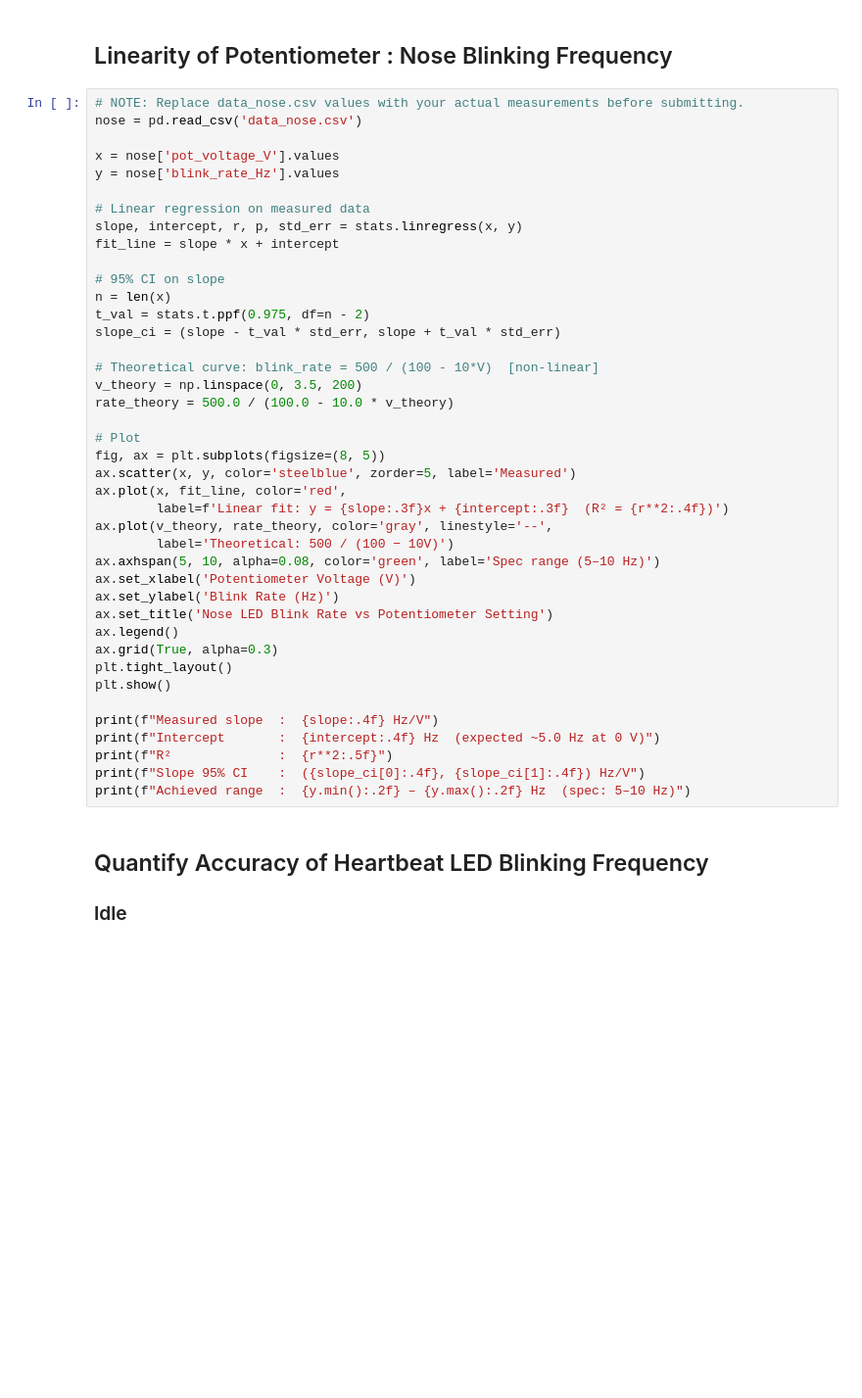
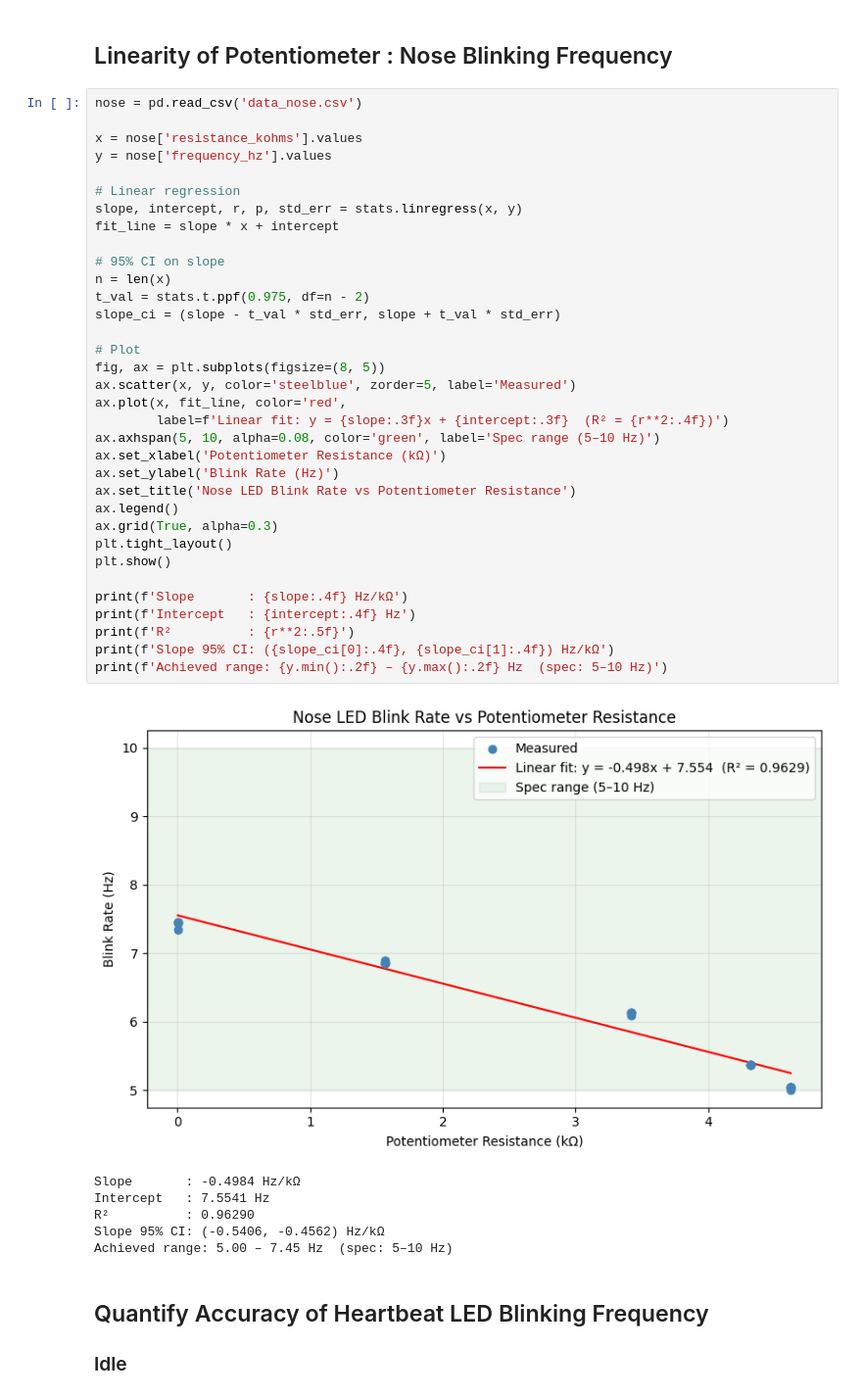
Before and after one commit to AlishaG15/Lightbox-MedTechPrototyping, a Jupyter notebook: testing/technical_report.ipynb, the cells around one changed output. Shown at 98% size. Cells and saved outputs as stored; diff of their text form; blank space fills up the shorter version.

```diff
--- a/testing/technical_report.ipynb
+++ b/testing/technical_report.ipynb
@@ -182,46 +175,46 @@ print(f"Expected slope within 95% CI: {slope_ci[0] <= expected_slope <= slope_ci
 # %% [markdown]
 ## Linearity of Potentiometer : Nose Blinking Frequency
 # %%
-# NOTE: Replace data_nose.csv values with your actual measurements before submitting.
 nose = pd.read_csv('data_nose.csv')
 
-x = nose['pot_voltage_V'].values
-y = nose['blink_rate_Hz'].values
+x = nose['resistance_kohms'].values
+y = nose['frequency_hz'].values
 
-# Linear regression on measured data
+# Linear regression
 slope, intercept, r, p, std_err = stats.linregress(x, y)
 fit_line = slope * x + intercept
 
 # 95% CI on slope
 n = len(x)
 t_val = stats.t.ppf(0.975, df=n - 2)
 slope_ci = (slope - t_val * std_err, slope + t_val * std_err)
 
-# Theoretical curve: blink_rate = 500 / (100 - 10*V)  [non-linear]
-v_theory = np.linspace(0, 3.5, 200)
-rate_theory = 500.0 / (100.0 - 10.0 * v_theory)
-
 # Plot
 fig, ax = plt.subplots(figsize=(8, 5))
 ax.scatter(x, y, color='steelblue', zorder=5, label='Measured')
 ax.plot(x, fit_line, color='red',
         label=f'Linear fit: y = {slope:.3f}x + {intercept:.3f}  (R² = {r**2:.4f})')
-ax.plot(v_theory, rate_theory, color='gray', linestyle='--',
-        label='Theoretical: 500 / (100 − 10V)')
 ax.axhspan(5, 10, alpha=0.08, color='green', label='Spec range (5–10 Hz)')
-ax.set_xlabel('Potentiometer Voltage (V)')
+ax.set_xlabel('Potentiometer Resistance (kΩ)')
 ax.set_ylabel('Blink Rate (Hz)')
-ax.set_title('Nose LED Blink Rate vs Potentiometer Setting')
+ax.set_title('Nose LED Blink Rate vs Potentiometer Resistance')
 ax.legend()
 ax.grid(True, alpha=0.3)
 plt.tight_layout()
 plt.show()
 
-print(f"Measured slope  :  {slope:.4f} Hz/V")
-print(f"Intercept       :  {intercept:.4f} Hz  (expected ~5.0 Hz at 0 V)")
-print(f"R²              :  {r**2:.5f}")
-print(f"Slope 95% CI    :  ({slope_ci[0]:.4f}, {slope_ci[1]:.4f}) Hz/V")
-print(f"Achieved range  :  {y.min():.2f} – {y.max():.2f} Hz  (spec: 5–10 Hz)")
+print(f'Slope       : {slope:.4f} Hz/kΩ')
+print(f'Intercept   : {intercept:.4f} Hz')
+print(f'R²          : {r**2:.5f}')
+print(f'Slope 95% CI: ({slope_ci[0]:.4f}, {slope_ci[1]:.4f}) Hz/kΩ')
+print(f'Achieved range: {y.min():.2f} – {y.max():.2f} Hz  (spec: 5–10 Hz)')
+# %% [output]
+[figure, added]
+Slope       : -0.4984 Hz/kΩ
+Intercept   : 7.5541 Hz
+R²          : 0.96290
+Slope 95% CI: (-0.5406, -0.4562) Hz/kΩ
+Achieved range: 5.00 – 7.45 Hz  (spec: 5–10 Hz)
 # %% [markdown]
 ## Quantify Accuracy of Heartbeat LED Blinking Frequency
 
```
Also changed, not shown: parts of 16 cells of this notebook, 14 other files.
